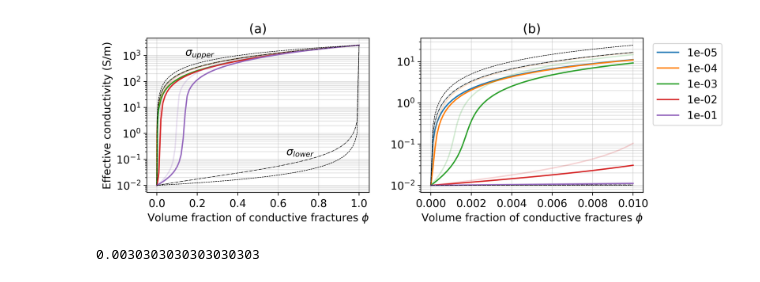
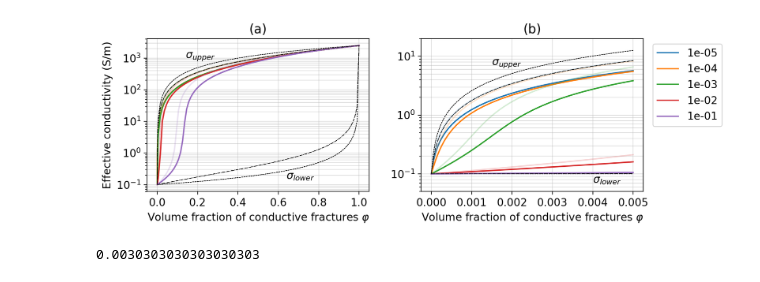
Before and after one commit to simpeg-research/heagy-2018-fracture-physprops, a Jupyter notebook: notebooks/2_emt_fractures.ipynb, the cells around one changed output. Drawn from its saved outputs; the diff is of its cells as text; code cells hidden in the pictures.

```diff
--- a/notebooks/2_emt_fractures.ipynb
+++ b/notebooks/2_emt_fractures.ipynb
@@ -13,12 +13,12 @@ from matplotlib import rcParams
 rcParams['font.size'] = 12
 # %%
 scemt = Maps.SelfConsistentEffectiveMedium(
-    sigma0=1e-2, sigma1=2500, alpha1=1./100,
+    sigma0=1e-1, sigma1=2500, alpha1=1./100,
     orientation0= np.r_[0.,0.,1.], orientation1=np.r_[0., 1., 0.],
     random = False
 )
 # %%
-phi_frac = 0.01
+phi_frac = 0.005
 phi = np.hstack([np.linspace(0., phi_frac, 100), np.linspace(phi_frac, 1., 100)[1:]])
 alphas = [1e-5, 1e-4, 1e-3, 1e-2, 1e-1, 1]
 sx = np.zeros((len(phi), len(alphas)))
@@ -46,7 +46,7 @@ for j, a in enumerate(alphas):
         hl[i, j] = h[0][1,1]
         hu[i, j] = h[1][0, 0]
 # %%
-fig, ax = plt.subplots(1, 2, figsize=(9, 3.5), dpi=350)
+fig, ax = plt.subplots(1, 2, figsize=(9, 3.5), dpi=200)
 
 for i, a in enumerate(ax):
     for j, alp in enumerate(alphas[:-1]):
@@ -64,7 +64,7 @@ for i, a in enumerate(ax):
 
     a.grid(which="both", alpha=0.4)
 
-    a.set_xlabel('Volume fraction of conductive fractures $\phi$')
+    a.set_xlabel('Volume fraction of conductive fractures $\\varphi$')
     a.set_title("({})".format(ascii_lowercase[i]))
 
 ax[0].set_ylabel('Effective conductivity (S/m)')
@@ -72,13 +72,16 @@ ax[0].set_ylabel('Effective conductivity (S/m)')
 ax[0].annotate("$\sigma_{upper}$", (0.14, 1000))
 ax[0].annotate("$\sigma_{lower}$", (0.64, 1.5e-1))
 
-ax[0].annotate("$\sigma_{x, z}$", (0.14, 12))
-ax[0].annotate("$\sigma_{y}$", (0.64, 12))
+ax[0].annotate("$\sigma_{y, z}$", (0.14, 12))
+ax[0].annotate("$\sigma_{x}$", (0.64, 12))
 
+ax[1].set_ylim([5e-2, 2e1])
+ax[1].annotate("$\sigma_{upper}$", (0.0015, 7))
+ax[1].annotate("$\sigma_{lower}$", (0.004, 0.7e-1))
 
 ax[1].legend(bbox_to_anchor=[1.02, 1.])
 
 plt.tight_layout()
 
-fig.savefig("../figures/aligned_fractures", dpi=350, bbox_inches="tight")
+fig.savefig("../figures/aligned_fractures", dpi=200, bbox_inches="tight")
 # %% [output]
@@ -107,40 +110,43 @@ for j, a in enumerate(alphas):
         hl[i, j] = h[0]
         hu[i, j] = h[1]
 # %%
-fig, ax = plt.subplots(1, 2, figsize=(9, 3.5), dpi=350)
+fig, ax = plt.subplots(1, 2, figsize=(9, 3.5), dpi=200)
 
 for i, a in enumerate(ax):
     for j, alp in enumerate(alphas[:-1]):
         if i == 0:
             inds = np.ones(len(phi), dtype=bool)
         elif i == 1:
             inds = phi <= phi_frac
 
         a.semilogy(phi[inds], sx[inds, j], "C{}".format(j), alpha=0.2)
         a.semilogy(phi[inds], se[inds, j], "C{}".format(j), label="{:1.0e}".format(alp))
         a.semilogy(phi[inds], wl[inds, 0], 'k--', lw=0.5)
         a.semilogy(phi[inds], wu[inds, 0], 'k--', lw=0.5)
         a.semilogy(phi[inds], hl[inds, 0], 'k-.', lw=0.5)
         a.semilogy(phi[inds], hu[inds, 0], 'k-.', lw=0.5)
 
     a.grid(which="both", alpha=0.4)
 
-    a.set_xlabel('Volume fraction of conductive fractures $\phi$')
+    a.set_xlabel('Volume fraction of conductive fractures $\\varphi$')
     a.set_title("({})".format(ascii_lowercase[i]))
 
 ax[0].set_ylabel('Effective conductivity (S/m)')
 
 ax[0].annotate("$\sigma_{upper}$", (0.14, 1000))
 ax[0].annotate("$\sigma_{lower}$", (0.64, 1.5e-1))
 
+ax[1].set_ylim([5e-2, 2e1])
+ax[1].annotate("$\sigma_{upper}$", (0.0015, 7))
+ax[1].annotate("$\sigma_{lower}$", (0.004, 0.7e-1))
 
 ax[1].legend(bbox_to_anchor=[1.02, 1.])
 
 plt.tight_layout()
 
-fig.savefig("../figures/random_fractures", dpi=350, bbox_inches="tight")
+fig.savefig("../figures/random_fractures", dpi=200, bbox_inches="tight")
 # %% [output]
-[figure, old version]
+[figure, new version]
 # %%
 i = 30
 phi[i]
```
Also changed, not shown: parts of 3 cells of this notebook, 17 other files.
